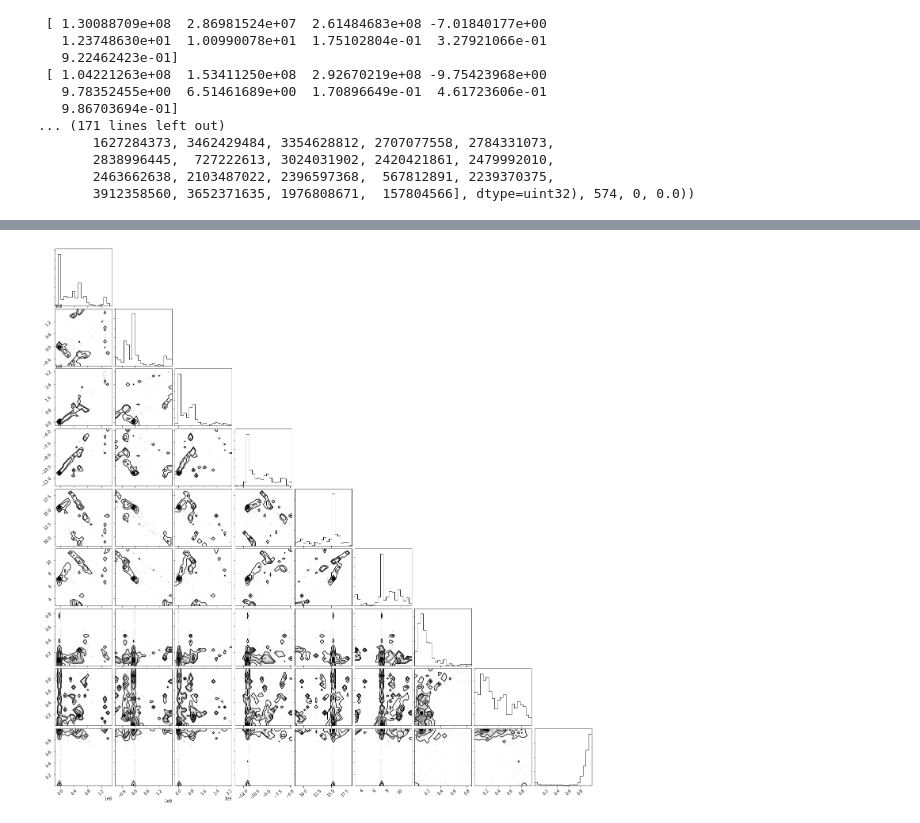
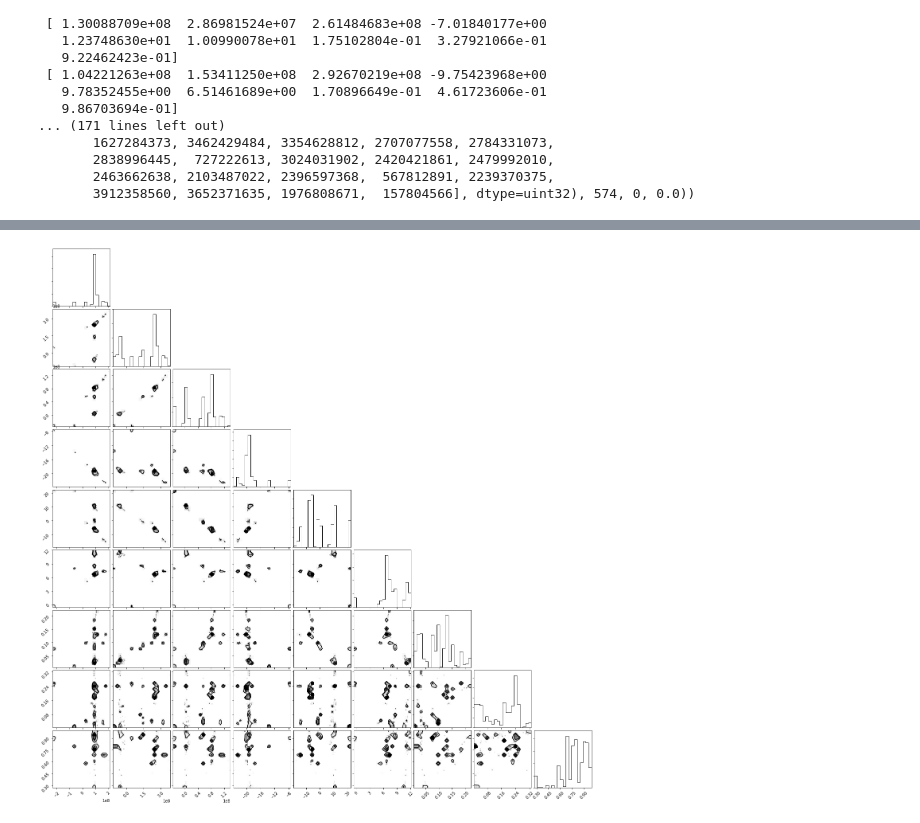
Before and after one commit to Harper741/comet_proj, a Jupyter notebook: Main_MCMC_notebook-Copy1.ipynb, the cells around one changed output, grey strips where cells are left out. Drawn from its saved outputs; the diff is of its cells as text; code cells hidden in the pictures.

Commit message:
5th MCMC trial over

```diff
--- a/Main_MCMC_notebook-Copy1.ipynb
+++ b/Main_MCMC_notebook-Copy1.ipynb
@@ -37,13 +37,15 @@ import PIL.Image
 img = []
 exif_data = []
 n=0
-for i in range(100):#len(jpeg_files)):
-    img.append(PIL.Image.open('../Data_CometHolmes/' + jpeg_files[i]))
+for i in range(len(jpeg_files)):#len(jpeg_files)):
+    image_temp = PIL.Image.open('../Data_CometHolmes/' + jpeg_files[i])
+    img.append(image_temp)
     exif_data.append(img[i].getexif())
+    image_temp.close()
 
 pic_date_time = []
 # associate picture number with time
-for i in range(100):#1299):
+for i in range(len(jpeg_files)):#1299):
     pic_date_time.append([image_number[i], exif_data[i].get(306)])
 
 #get only the ones with EXIF values
@@ -204,7 +211,7 @@ def subimage_contains_test(ra_dec_info, eta, point):
     new_dec_min = dec_center - (dec_max-dec_min)*np.sqrt(eta)/2
 
     new_ra_max = ra_center + (ra_max-ra_min)*np.sqrt(eta)/2
-    new_ra_min = ra_center - (ra_max-ra_min)*np.sqrt(eta)x/2
+    new_ra_min = ra_center - (ra_max-ra_min)*np.sqrt(eta)/2
 
     if new_ra_min <= ra_point <= new_ra_max and new_dec_min <= dec_point <= new_dec_max:
         return True
@@ -309,5 +317,5 @@ wcs_list = [wcs.WCS('../Data_CometHolmes/holmes-%s.wcs'%(i)) for i in image_numb
 img_list = [plt.imread('../Data_CometHolmes/holmes-%s.jpg'%(i)) for i in image_number]
 wcs_info = [1 for i in image_number]
 for i in range(len(image_number)):
-    wcs_info[i] = !/Users/anahoban/software/astrometry/bin/wcsinfo ../Data_CometHolmes/holmes-{image_number[i]}.wcs
-    #wcs_info[i] = !/usr/local/astrometry/bin/wcsinfo ../Data_CometHolmes/holmes-{image_number[i]}.wcs
+    #wcs_info[i] = !/Users/anahoban/software/astrometry/bin/wcsinfo ../Data_CometHolmes/holmes-{image_number[i]}.wcs
+    wcs_info[i] = !/usr/local/astrometry/bin/wcsinfo ../Data_CometHolmes/holmes-{image_number[i]}.wcs
@@ -533,0 +577,12 @@ State([[ 7.50597116e+07 -4.05116591e+07  8.02438091e+07 -6.92342470e+00
+# %%
+#number of points we are integrating over for the orbit sim
+points_integration = 50
+
+num_iter = 700
+ndim = 9
+nwalkers = 20
+theta_init = np.array((x_init, y_init, z_init, v_x_init, v_y_init, v_z_init, 0.85, 0.75, 0.4))
+initial_pos = theta_init + np.array((1500, 1500, 1500, 4.74e-5, 4.74e-5, 4.74e-5, 1e-2, 1e-2, 1e-2)) * np.random.randn(nwalkers, ndim)
+
+sampler = emcee.EnsembleSampler(nwalkers, ndim, log_post, args = (nums, pdt_exif, pdt_julian, bins_norm, points_integration, wcs_list_trimmed, img_list_trimmed, wcs_info_trimmed))
+sampler.run_mcmc(initial_pos, num_iter, progress=True)
@@ -550,4 +623,4 @@ axes[-1].set_xlabel("Step number");
 # %%
-flat_samples = sampler.get_chain(discard=0, thin=15, flat=True)
+flat_samples = sampler.get_chain(discard=350, thin=5, flat=True)
 fig = corner.corner(flat_samples);
 # %% [output]
@@ -554 +628 @@ fig = corner.corner(flat_samples);
-[figure, old version]
+[figure, new version]
```
Also changed, not shown: parts of 13 cells of this notebook, 17 other files.
